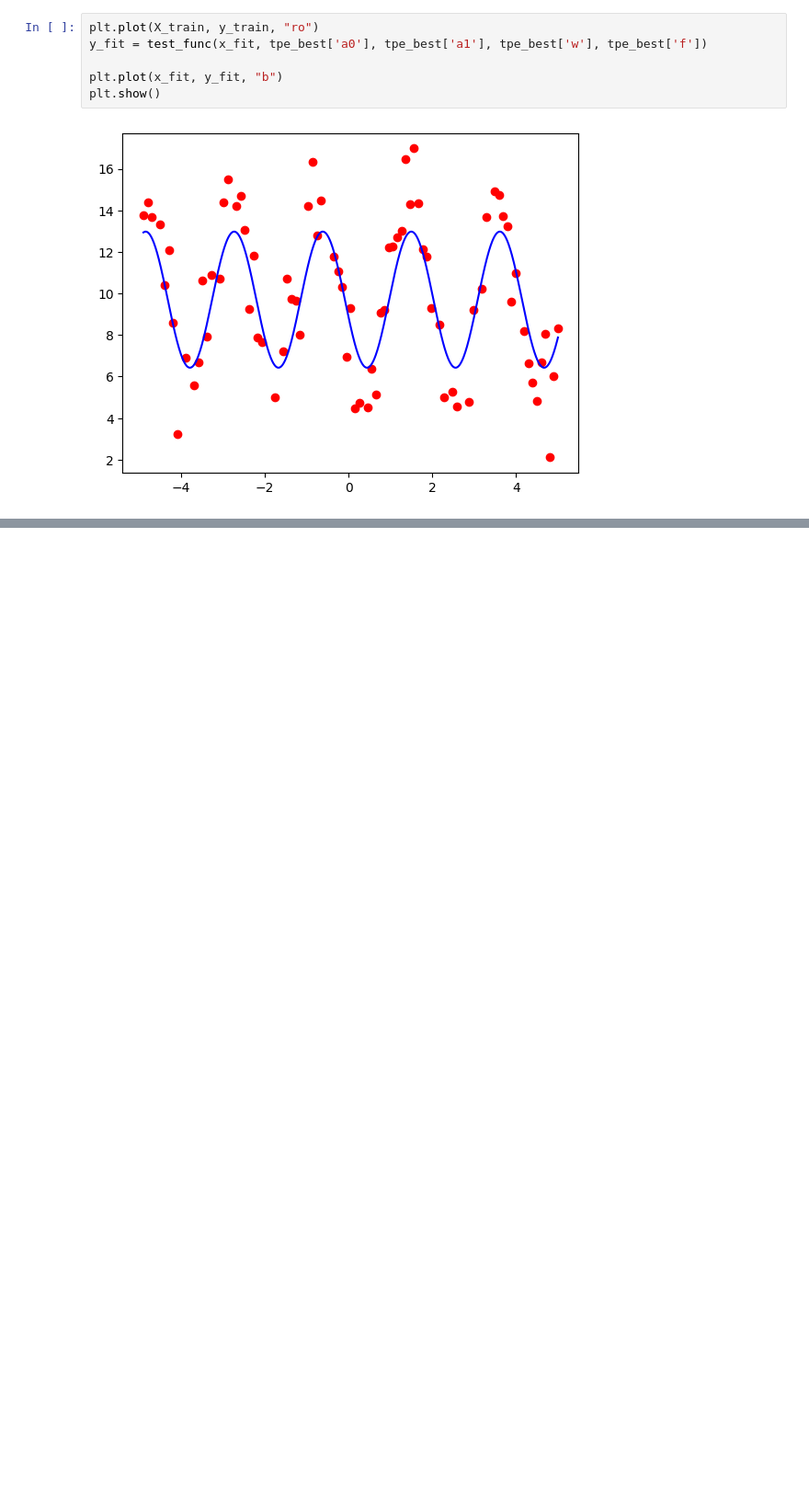
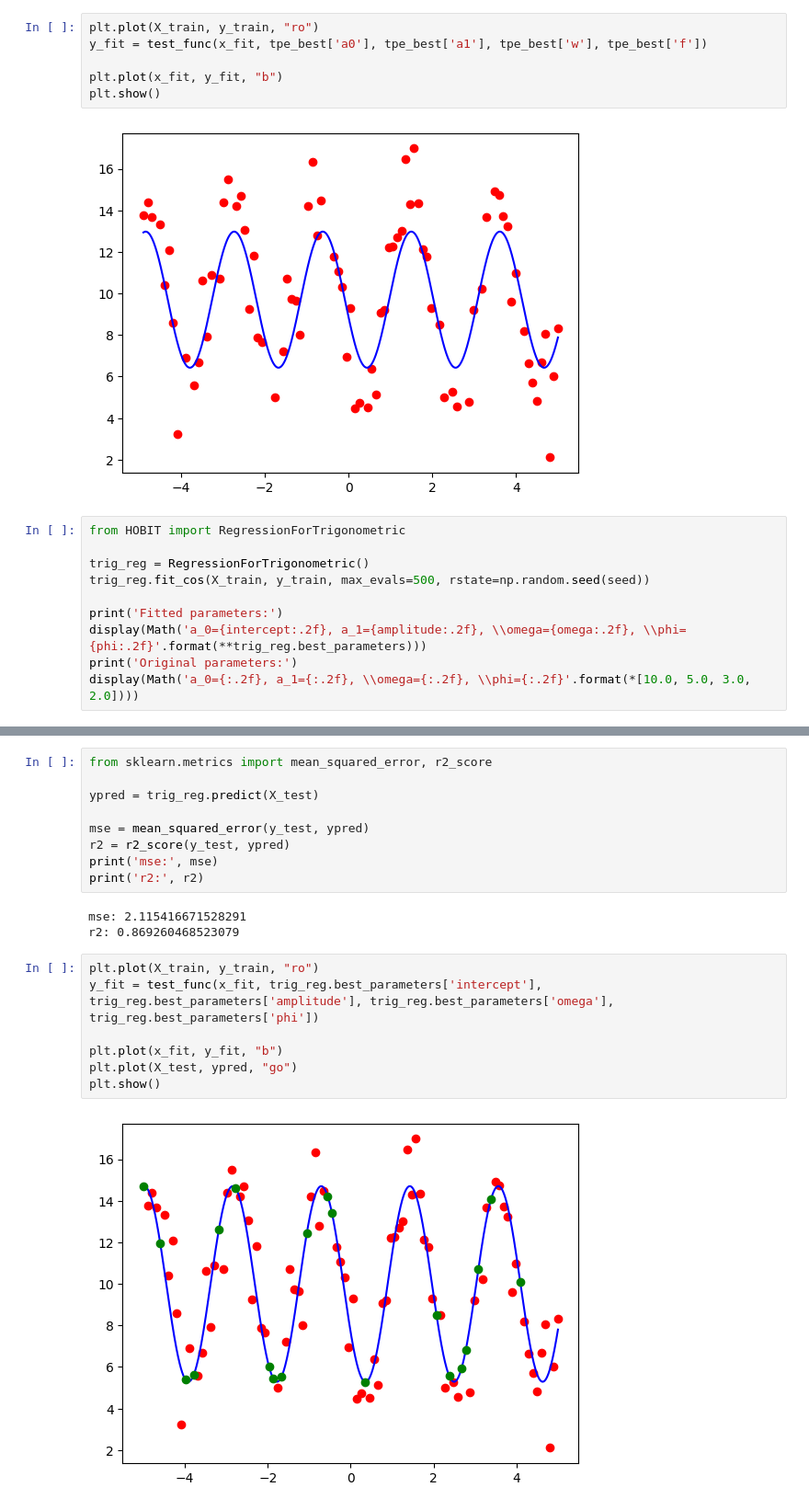
Before and after one commit to kaeruu42/Jupyter, a Jupyter notebook: sineModel.ipynb, the cells around one changed output, grey strips where cells are left out. Shown at 92% size. Cells and saved outputs as stored; diff of their text form; blank space fills up the shorter version.

Commit message:
hobit

```diff
--- a/sineModel.ipynb
+++ b/sineModel.ipynb
@@ -81,3 +81,13 @@ plt.plot(x_fit, y_fit, "b")
 plt.show()
 # %% [output]
 [figure]
+# %%
+from HOBIT import RegressionForTrigonometric
+
+trig_reg = RegressionForTrigonometric()
+trig_reg.fit_cos(X_train, y_train, max_evals=500, rstate=np.random.seed(seed))
+
+print('Fitted parameters:')
+display(Math('a_0={intercept:.2f}, a_1={amplitude:.2f}, \\omega={omega:.2f}, \\phi={phi:.2f}'.format(**trig_reg.best_parameters)))
+print('Original parameters:')
+display(Math('a_0={:.2f}, a_1={:.2f}, \\omega={:.2f}, \\phi={:.2f}'.format(*[10.0, 5.0, 3.0, 2.0])))
@@ -83,0 +99,21 @@ plt.show()
+# %%
+from sklearn.metrics import mean_squared_error, r2_score
+
+ypred = trig_reg.predict(X_test)
+
+mse = mean_squared_error(y_test, ypred)
+r2 = r2_score(y_test, ypred)
+print('mse:', mse)
+print('r2:', r2)
+# %% [output]
+mse: 2.115416671528291
+r2: 0.869260468523079
+# %%
+plt.plot(X_train, y_train, "ro")
+y_fit = test_func(x_fit, trig_reg.best_parameters['intercept'], trig_reg.best_parameters['amplitude'], trig_reg.best_parameters['omega'], trig_reg.best_parameters['phi'])
+
+plt.plot(x_fit, y_fit, "b")
+plt.plot(X_test, ypred, "go")
+plt.show()
+# %% [output]
+[figure, added]
```
Also changed, not shown: parts of 1 cell of this notebook.
